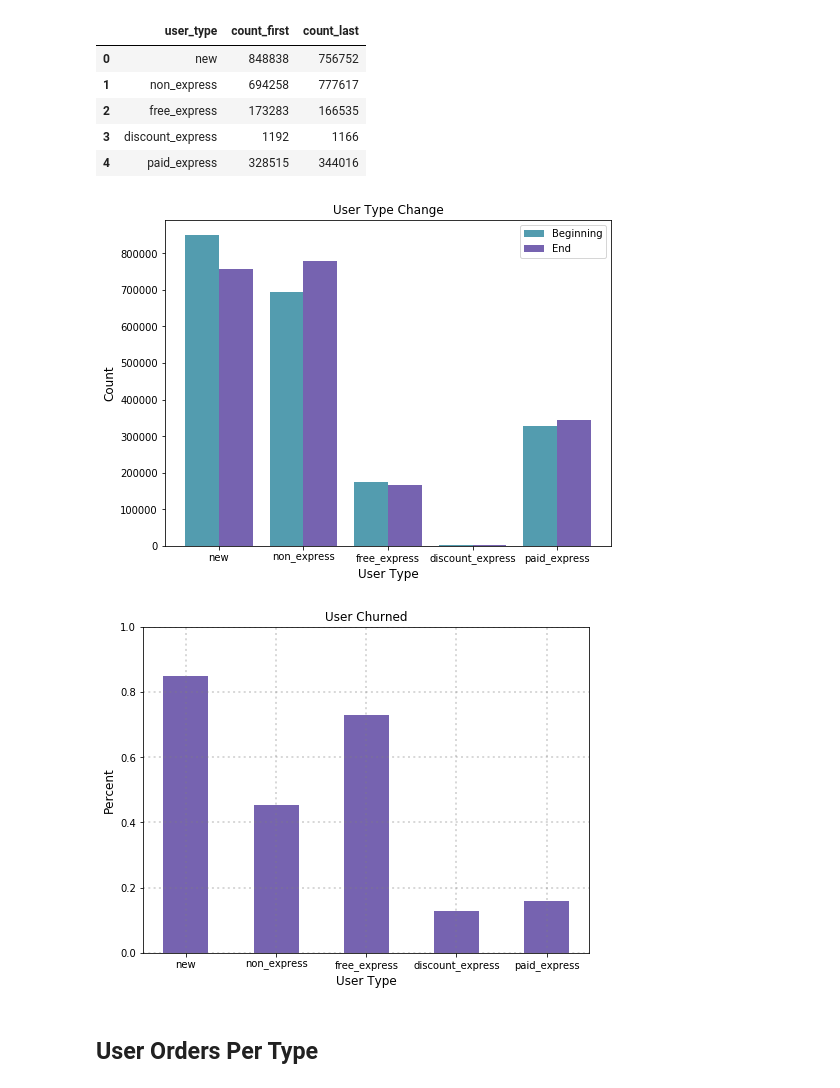
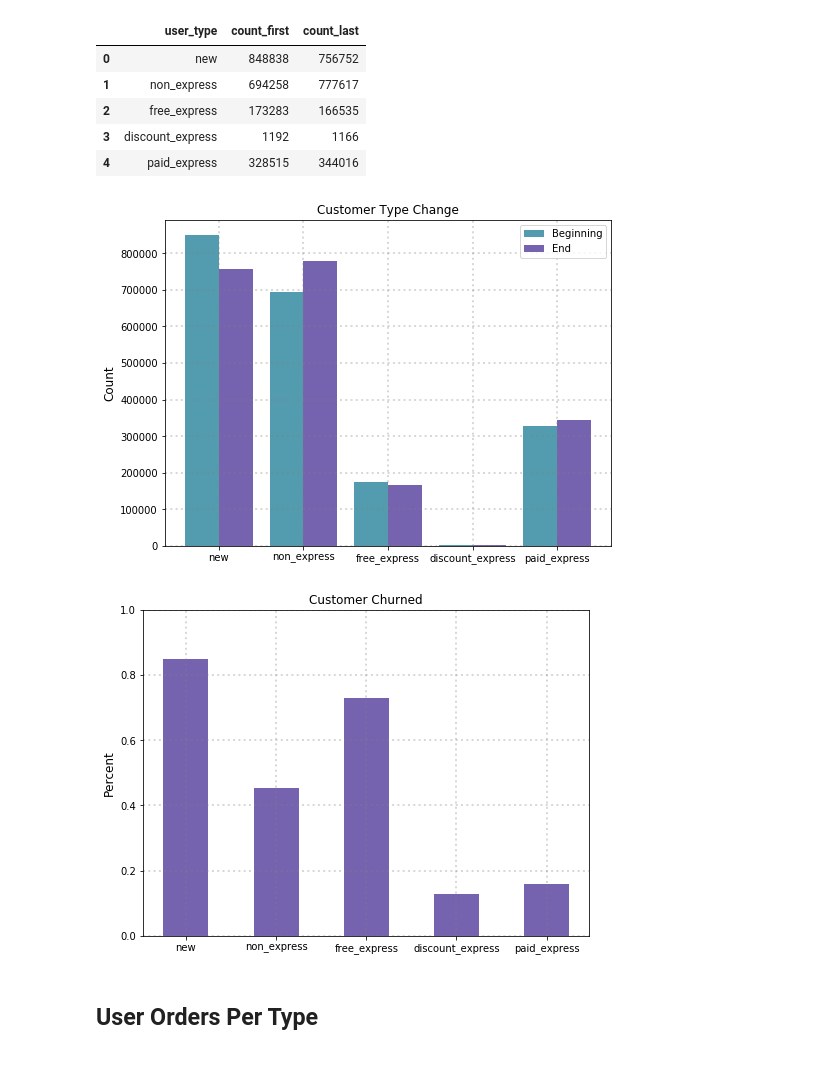
Before and after one commit to JustinNew/archive, a Jupyter notebook: projects/LostDemandImpact/Lost_Deliveries_Impact_V1.0.ipynb, the cells around one changed output. Saved outputs shown, nothing was run; the diff lists cells and outputs as text; code cells hidden in the pictures.

```diff
--- a/projects/LostDemandImpact/Lost_Deliveries_Impact_V1.0.ipynb
+++ b/projects/LostDemandImpact/Lost_Deliveries_Impact_V1.0.ipynb
@@ -241,23 +245,24 @@ user_type_count
 # %%
 x = [1,2,3,4,5]
 x1 = [a - 0.2 for a in x]
 x2 = [a + 0.2 for a in x]
 y1 = user_type_count.count_first.tolist()
 y2 = user_type_count.count_last.tolist()
 ind_width = 0.4
 
 fig, ax = plt.subplots(figsize=(8,6))
 ax.bar(x1, y1, align='center', color='#539caf',label='Beginning', width=ind_width)
 ax.bar(x2, y2, align='center', color='#7663b0', label='End', width=ind_width)
-ax.set_xlabel('User Type',fontsize=12)
+#ax.set_xlabel('Customer Type',fontsize=12)
 ax.set_ylabel('Count',fontsize=12)
-ax.set_title('User Type Change')
+ax.set_title('Customer Type Change')
+ax.grid(True, color='grey', linestyle=':', linewidth=2, alpha=0.3)
 ax.legend(loc = 'upper right',fontsize=10)
 ax.set_xticklabels(('', 'new','non_express','free_express','discount_express','paid_express'))
 plt.savefig('20180903-20180930 User Type Changes.png')
 plt.show()
 # %% [output]
-[figure, old version]
+[figure, new version]
 # %%
 x = [1,2,3,4,5]
 y1 = user_type_count.count_last.tolist()
@@ -268,16 +273,16 @@ y2 = t[t['label_visit'] != 0][['user_type',\
 fig, ax = plt.subplots(figsize=(8,6))
 ax.bar(x, [1 - i / float(j) for i, j in zip(y2, y1)], align='center',\
        color='#7663b0', width=0.5)
-ax.set_xlabel('User Type',fontsize=12)
+#ax.set_xlabel('Customer Type',fontsize=12)
 ax.set_ylabel('Percent',fontsize=12)
 ax.set_ylim([0,1])
-ax.set_title('User Churned')
+ax.set_title('Customer Churned')
 ax.set_xticklabels(('', 'new','non_express','free_express','discount_express','paid_express'))
 plt.grid(True, color='grey', linestyle=':', linewidth=2, alpha=0.3)
 plt.savefig('20180903-20180930 User Churned.png')
 plt.show()
 # %% [output]
-[figure, old version]
+[figure, new version]
 # %% [markdown]
 ## User Orders Per Type
 # %%
```
Also changed, not shown: parts of 30 cells of this notebook, 1 other file.
